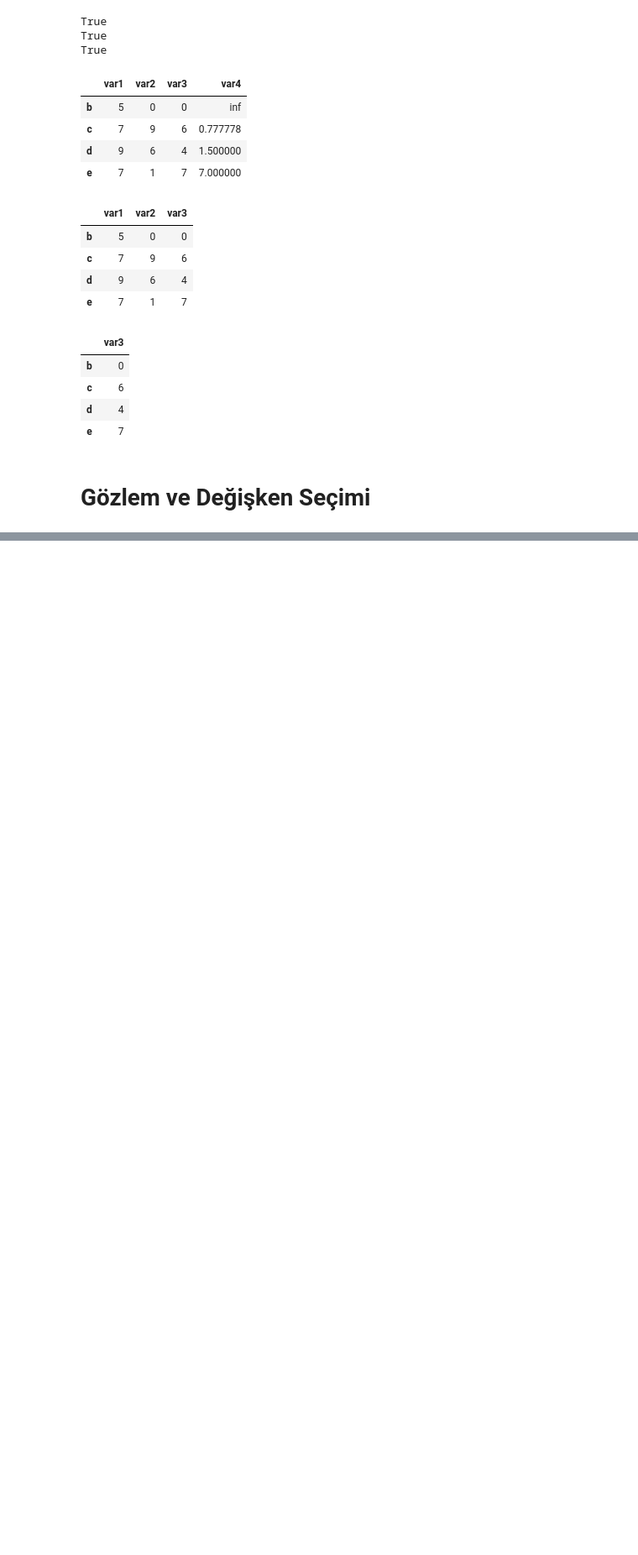
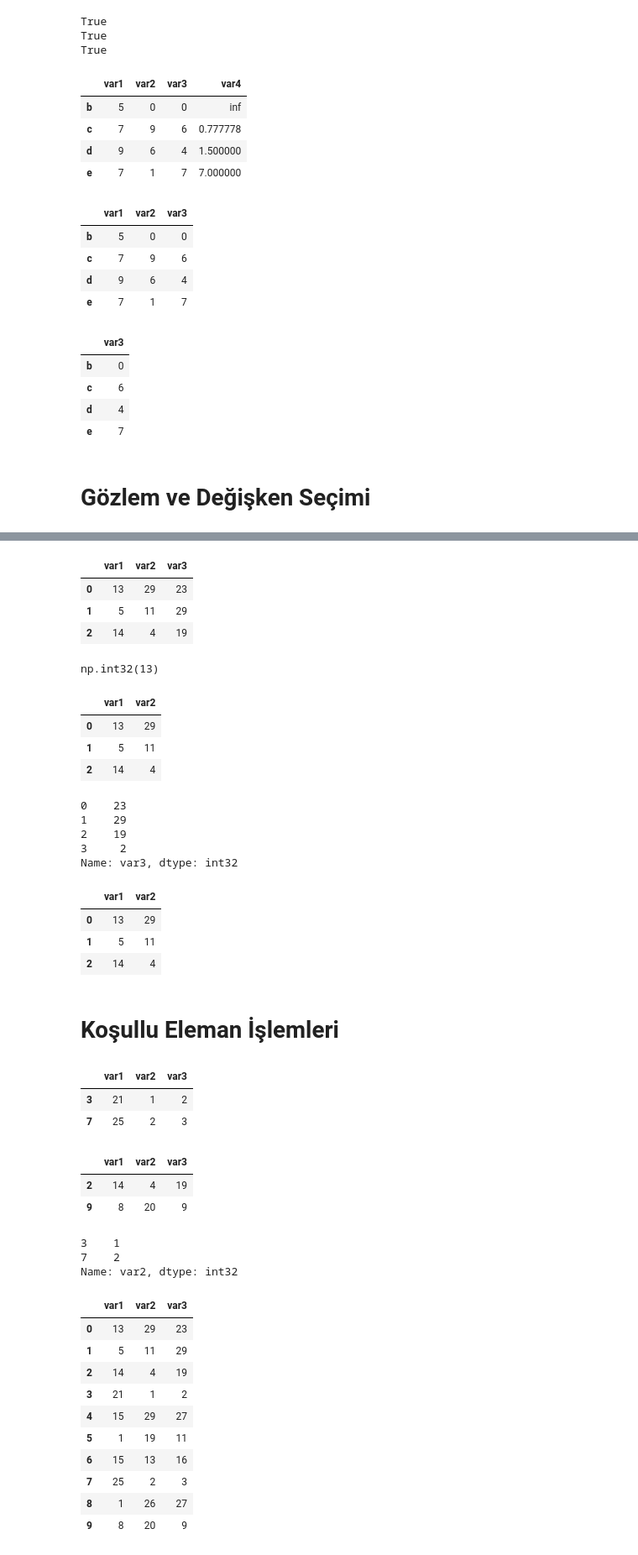
Before and after one commit to EmirRC24/PythonEgitim, a Jupyter notebook: 11. Hafta/Eğitim Öncesi/Pandas 2.ipynb, the cells around one changed output, grey strips where cells are left out. Shown: that part at 84% size. Cells and saved outputs as stored; diff of their text form; code cells hidden in the pictures; blank space fills up the shorter version.

```diff
--- a/11. Hafta/Eğitim Öncesi/Pandas 2.ipynb
+++ b/11. Hafta/Eğitim Öncesi/Pandas 2.ipynb
@@ -144,0 +149,67 @@ df
+# %%
+df.iloc[0:3]
+# %% [output]
+|  | var1 | var2 | var3 |
+| 0 | 13 | 29 | 23 |
+| 1 | 5 | 11 | 29 |
+| 2 | 14 | 4 | 19 |
+# %%
+df.iloc[0,0]
+# %% [output]
+np.int32(13)
+# %%
+df.iloc[:3,:2]
+# %% [output]
+|  | var1 | var2 |
+| 0 | 13 | 29 |
+| 1 | 5 | 11 |
+| 2 | 14 | 4 |
+# %%
+df.loc[0:3,"var3"]
+# %% [output]
+0    23
+1    29
+2    19
+3     2
+Name: var3, dtype: int32
+# %%
+df.iloc[0:3,0:2]
+# %% [output]
+|  | var1 | var2 |
+| 0 | 13 | 29 |
+| 1 | 5 | 11 |
+| 2 | 14 | 4 |
+# %% [markdown]
+# Koşullu Eleman İşlemleri
+# %%
+df[df.var1 > 15]
+# %% [output]
+|  | var1 | var2 | var3 |
+| 3 | 21 | 1 | 2 |
+| 7 | 25 | 2 | 3 |
+# %%
+df[df.var1 % 2 == 0]
+# %% [output]
+|  | var1 | var2 | var3 |
+| 2 | 14 | 4 | 19 |
+| 9 | 8 | 20 | 9 |
+# %%
+df.loc[(df.var1 > 15) & (df.var3 < 15), "var2"]
+# %% [output]
+3    1
+7    2
+Name: var2, dtype: int32
+# %%
+df
+# %% [output]
+|  | var1 | var2 | var3 |
+| 0 | 13 | 29 | 23 |
+| 1 | 5 | 11 | 29 |
+| 2 | 14 | 4 | 19 |
+| 3 | 21 | 1 | 2 |
+| 4 | 15 | 29 | 27 |
+| 5 | 1 | 19 | 11 |
+| 6 | 15 | 13 | 16 |
+| 7 | 25 | 2 | 3 |
+| 8 | 1 | 26 | 27 |
+| 9 | 8 | 20 | 9 |
```
Also changed, not shown: parts of 11 cells of this notebook.
